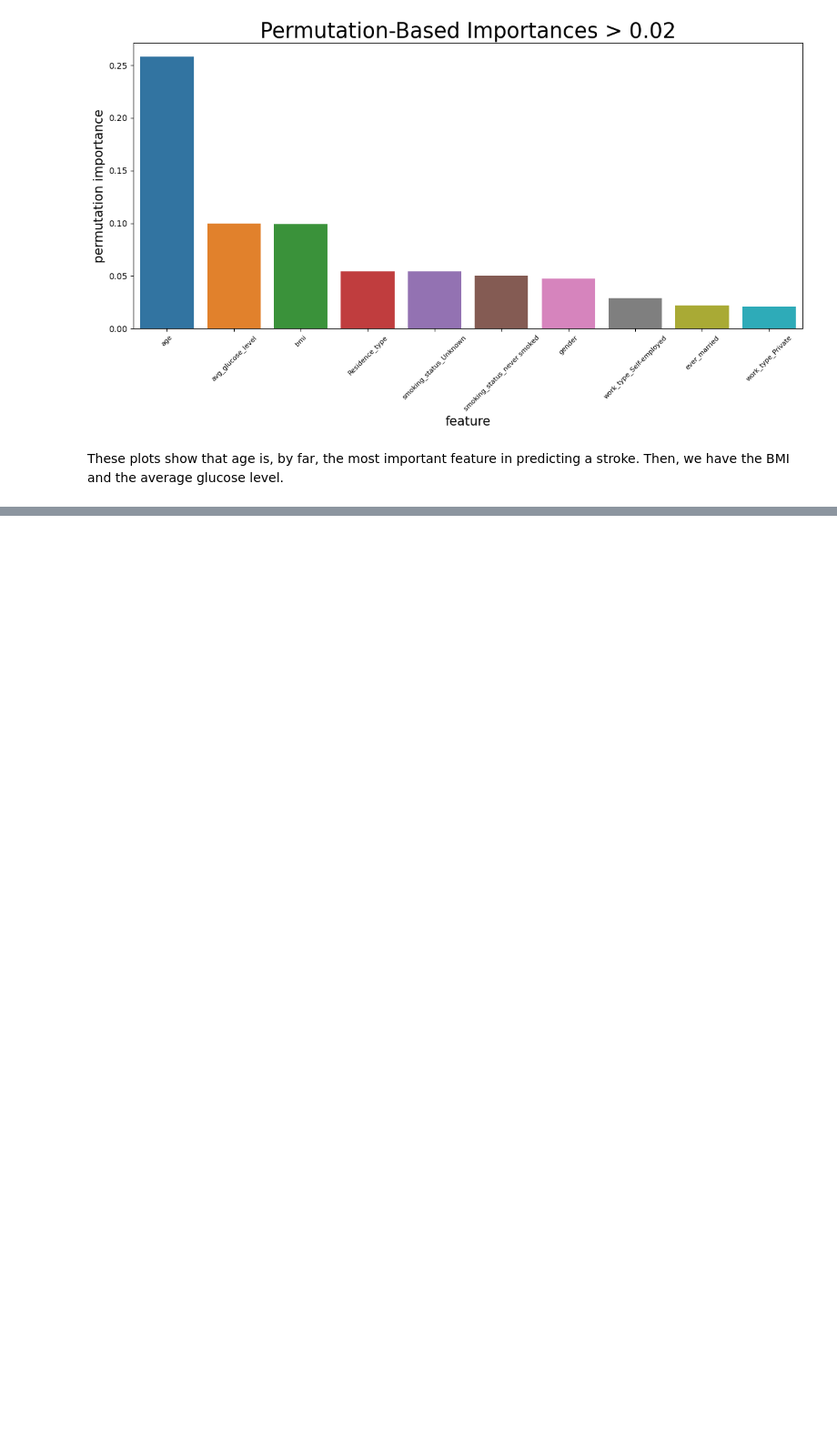
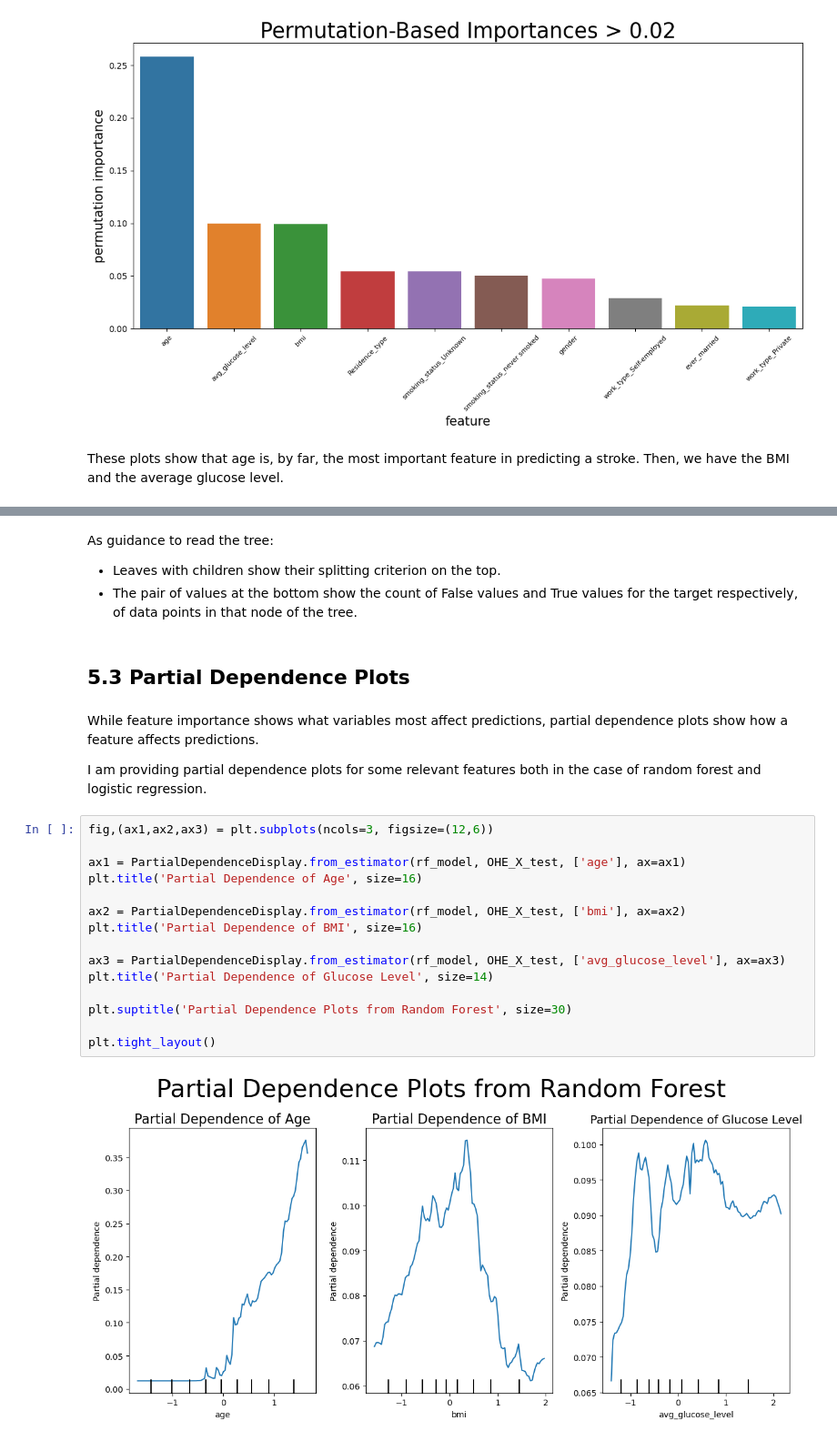
Before and after one commit to pjaiswalusf/Stroke-Prediction, a Jupyter notebook: StrokePrediction.ipynb, the cells around one changed output, grey strips where cells are left out. Shown at 91% size. Cells and saved outputs as stored; diff of their text form; blank space fills up the shorter version.

```diff
--- a/StrokePrediction.ipynb
+++ b/StrokePrediction.ipynb
@@ -1116,0 +1129,28 @@ These plots show that age is, by far, the most important feature in predicting a
+# %% [markdown]
+As guidance to read the tree:
+
+- Leaves with children show their splitting criterion on the top.
+- The pair of values at the bottom show the count of False values and True values for the target respectively, of data points in that node of the tree.
+# %% [markdown]
+## 5.3 Partial Dependence Plots
+# %% [markdown]
+While feature importance shows what variables most affect predictions, partial dependence plots show how a feature affects predictions.
+
+I am providing partial dependence plots for some relevant features both in the case of random forest and logistic regression.
+# %%
+fig,(ax1,ax2,ax3) = plt.subplots(ncols=3, figsize=(12,6))
+
+ax1 = PartialDependenceDisplay.from_estimator(rf_model, OHE_X_test, ['age'], ax=ax1)
+plt.title('Partial Dependence of Age', size=16)
+
+ax2 = PartialDependenceDisplay.from_estimator(rf_model, OHE_X_test, ['bmi'], ax=ax2)
+plt.title('Partial Dependence of BMI', size=16)
+
+ax3 = PartialDependenceDisplay.from_estimator(rf_model, OHE_X_test, ['avg_glucose_level'], ax=ax3)
+plt.title('Partial Dependence of Glucose Level', size=14)
+
+plt.suptitle('Partial Dependence Plots from Random Forest', size=30)
+
+plt.tight_layout()
+# %% [output]
+[figure, added]
```
Also changed, not shown: parts of 18 cells of this notebook.
